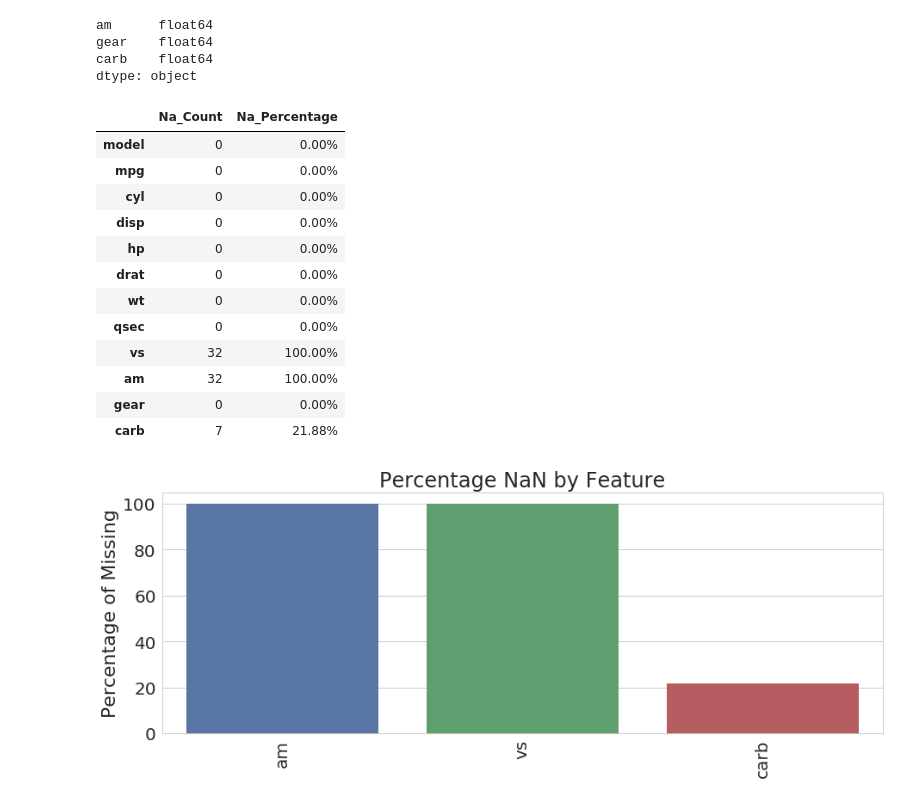
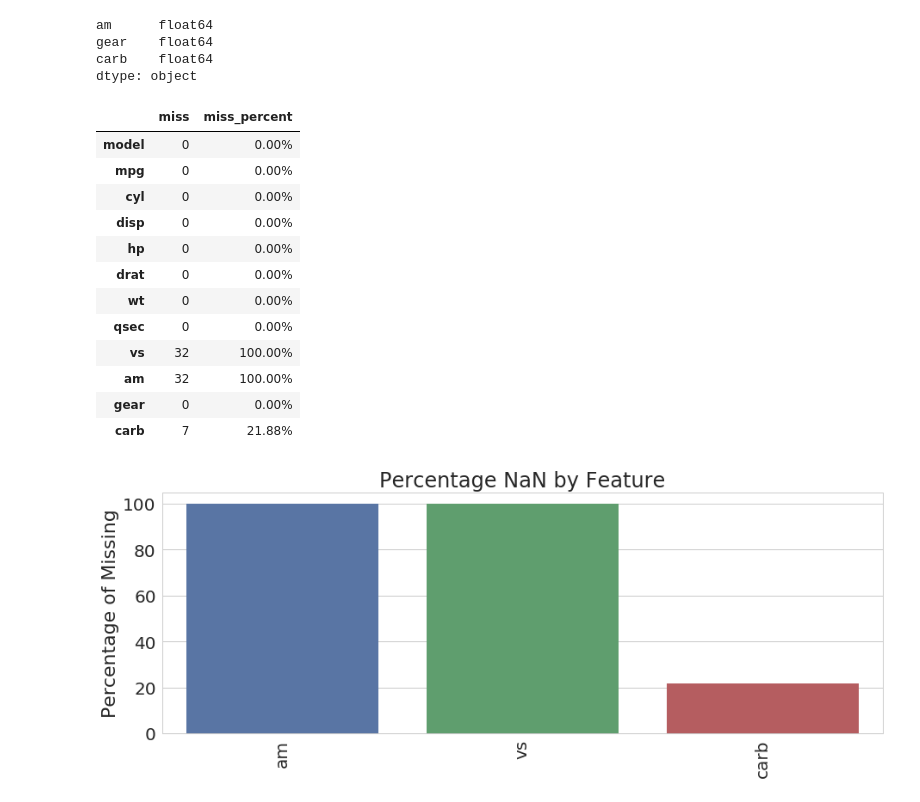
Before and after one commit to bharathgs/dframeutils, a Jupyter notebook: examples/sample.ipynb, the cells around one changed output. Cells and saved outputs as stored; diff of their text form; code cells hidden in the pictures.

```diff
--- a/examples/sample.ipynb
+++ b/examples/sample.ipynb
@@ -25,9 +26,9 @@ gear    float64
 carb    float64
 dtype: object
 # %%
-NaCount(mtcars.replace([1, 0], np.NAN))
+na_count(mtcars.replace([1, 0], np.NAN))
 # %% [output]
-|  | Na_Count | Na_Percentage |
+|  | miss | miss_percent |
 | model | 0 | 0.00% |
 | mpg | 0 | 0.00% |
 | cyl | 0 | 0.00% |
```
Also changed, not shown: parts of 5 cells of this notebook.
